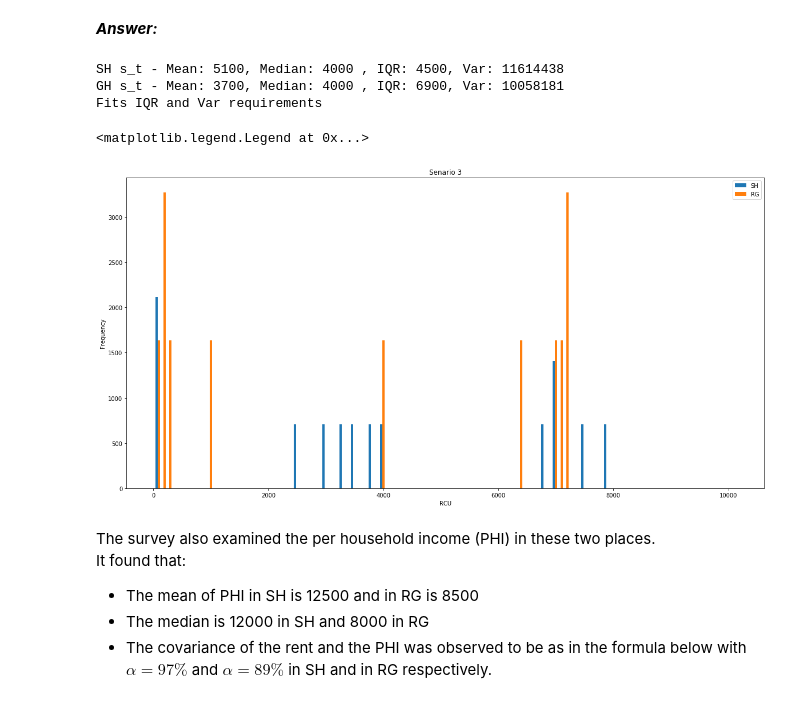
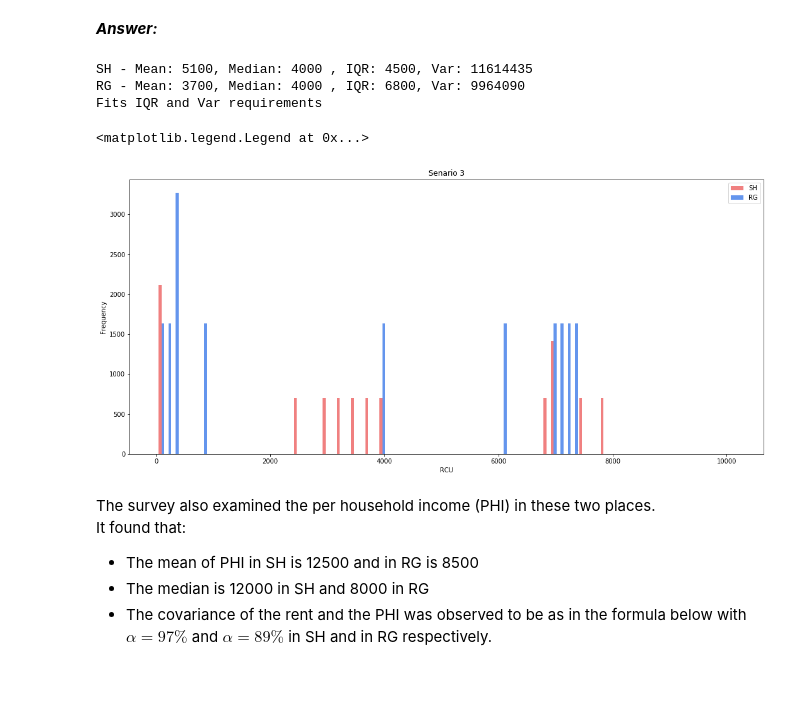
Before and after one commit to mayakerem/StatisticsDataAnalysis, a Jupyter notebook: HW1.ipynb, the cells around one changed output. Cells and saved outputs as stored; diff of their text form; code cells hidden in the pictures.

```diff
--- a/HW1.ipynb
+++ b/HW1.ipynb
@@ -291,38 +288,37 @@ In addition, in this scenario the rent in SH should have a higher variance than
 # %% [markdown]
 ***Answer:***
 # %%
+# Scenario 3
 # Setting up SH
-# We use seed so we dont change the set of randomized numbers
-np.random.seed(102)
 
 sh_pop = 12000
+
 # newly added terms
-s_t=np.array([40, 10160, 35, 10165, 30, 10170, 2500,3000,3500, 3250, 3750, 4000, 7900, 7500, 6800, 6950, 6950] * int(sh_pop/17))
-print('SH s_t - Mean: {}, Median: {} , IQR: {}, Var: {}'.format(int(np.mean(s_t)), int(np.median(s_t)), int(stats.iqr(s_t)), int(np.var(s_t))))
+s_t=np.array([40, 10165, 35, 10165, 30, 10165, 2500, 3000, 3500, 3250, 3750, 4000, 7900, 7500, 6800, 6950, 6950] * int(sh_pop/17))
+print('SH - Mean: {}, Median: {} , IQR: {}, Var: {}'.format(int(np.mean(s_t)), int(np.median(s_t)), int(stats.iqr(s_t)), int(np.var(s_t))))
 
 # Setting up RG
-np.random.seed(102)
 
-mu, sigma, pop = 4000, 100, 18000
+rg_pop = 18000
 # newly added terms
-s_1t = np.array([ 200, 7000, 100, 7200, 200, 7200, 300, 7100, 1000, 6400, 4000]* int(pop/11))
-print('GH s_t - Mean: {}, Median: {} , IQR: {}, Var: {}'.format(int(np.mean(s_1t)), int(np.median(s_1t)), int(stats.iqr(s_1t)), int(np.var(s_1t))))
+s_1t = np.array([250, 7000, 150, 7200, 400, 7400, 300, 7100, 800, 6100, 4000]* int(rg_pop/11))
+print('RG - Mean: {}, Median: {} , IQR: {}, Var: {}'.format(int(np.mean(s_1t)), int(np.median(s_1t)), int(stats.iqr(s_1t)), int(np.var(s_1t))))
 
 if ((stats.iqr(s_t) < stats.iqr(s_1t)) and (np.var(s_t) > np.var(s_1t))):
     print ('Fits IQR and Var requirements')
 
-figure, ax = plt.subplots(figsize = (20,10))
-ax.hist([s_t,s_1t], bins = np.arange(min(min(s_t),min(s_1t)), max(max(s_t), max(s_1t)), 100), label=['SH','RG'])
+figure, ax = plt.subplots(figsize = (18,8))
+ax.hist([s_t,s_1t], bins = np.arange(min(min(s_t),min(s_1t)), max(max(s_t), max(s_1t)), 125), histtype='bar', color=['lightcoral','cornflowerblue'], label=['SH','RG'])
 plt.title('Senario 3')
 plt.xlabel('RCU')
 plt.ylabel('Frequency')
 plt.legend()
 # %% [output]
-SH s_t - Mean: 5100, Median: 4000 , IQR: 4500, Var: 11614438
-GH s_t - Mean: 3700, Median: 4000 , IQR: 6900, Var: 10058181
+SH - Mean: 5100, Median: 4000 , IQR: 4500, Var: 11614435
+RG - Mean: 3700, Median: 4000 , IQR: 6800, Var: 9964090
 Fits IQR and Var requirements
 <matplotlib.legend.Legend at 0x...>
-[figure, old version]
+[figure, new version]
 # %% [markdown]
 The survey also examined the per household income (PHI) in these two places.<br>
 It found that:<br>
```
Also changed, not shown: parts of 9 cells of this notebook.
